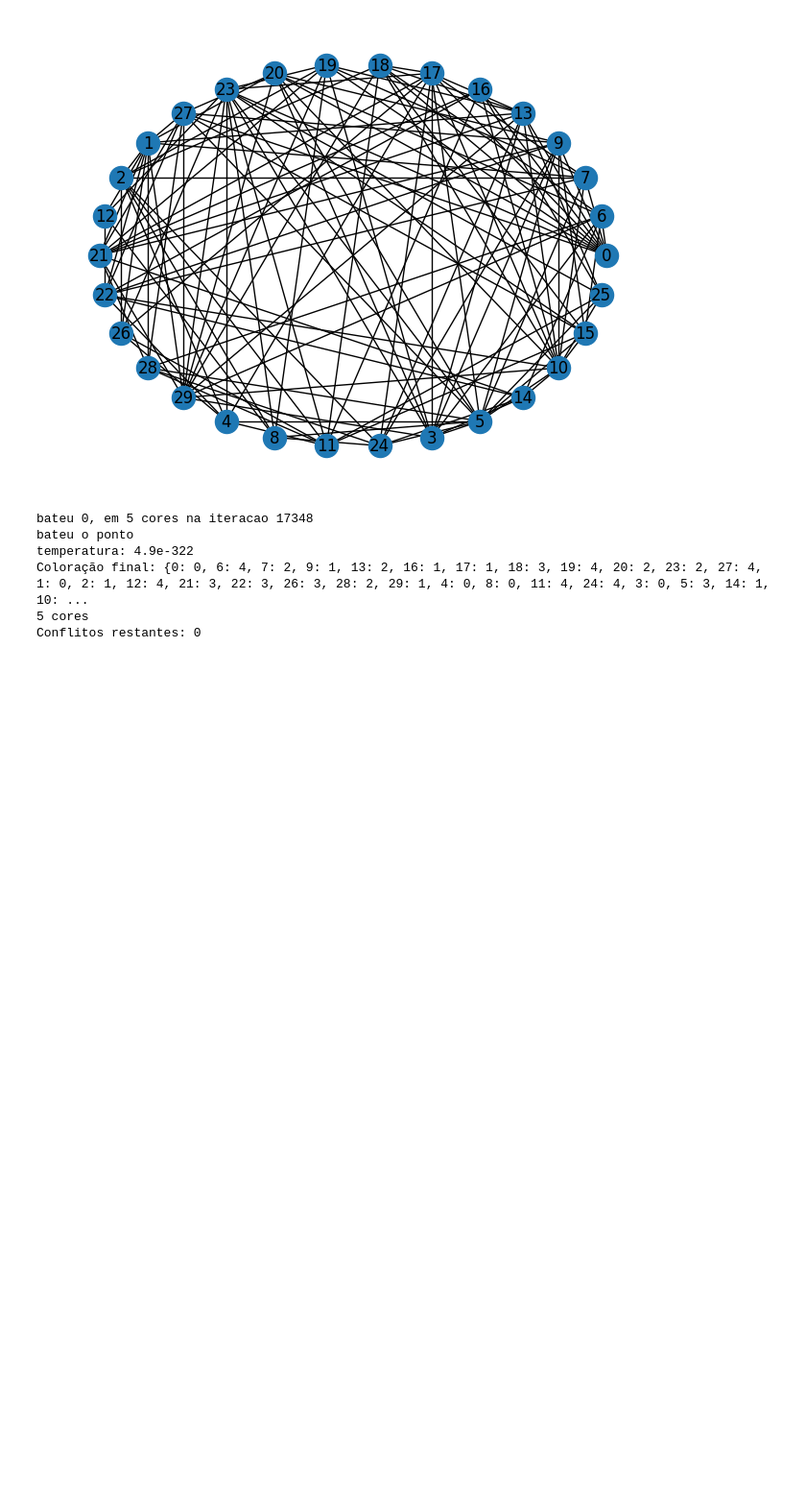
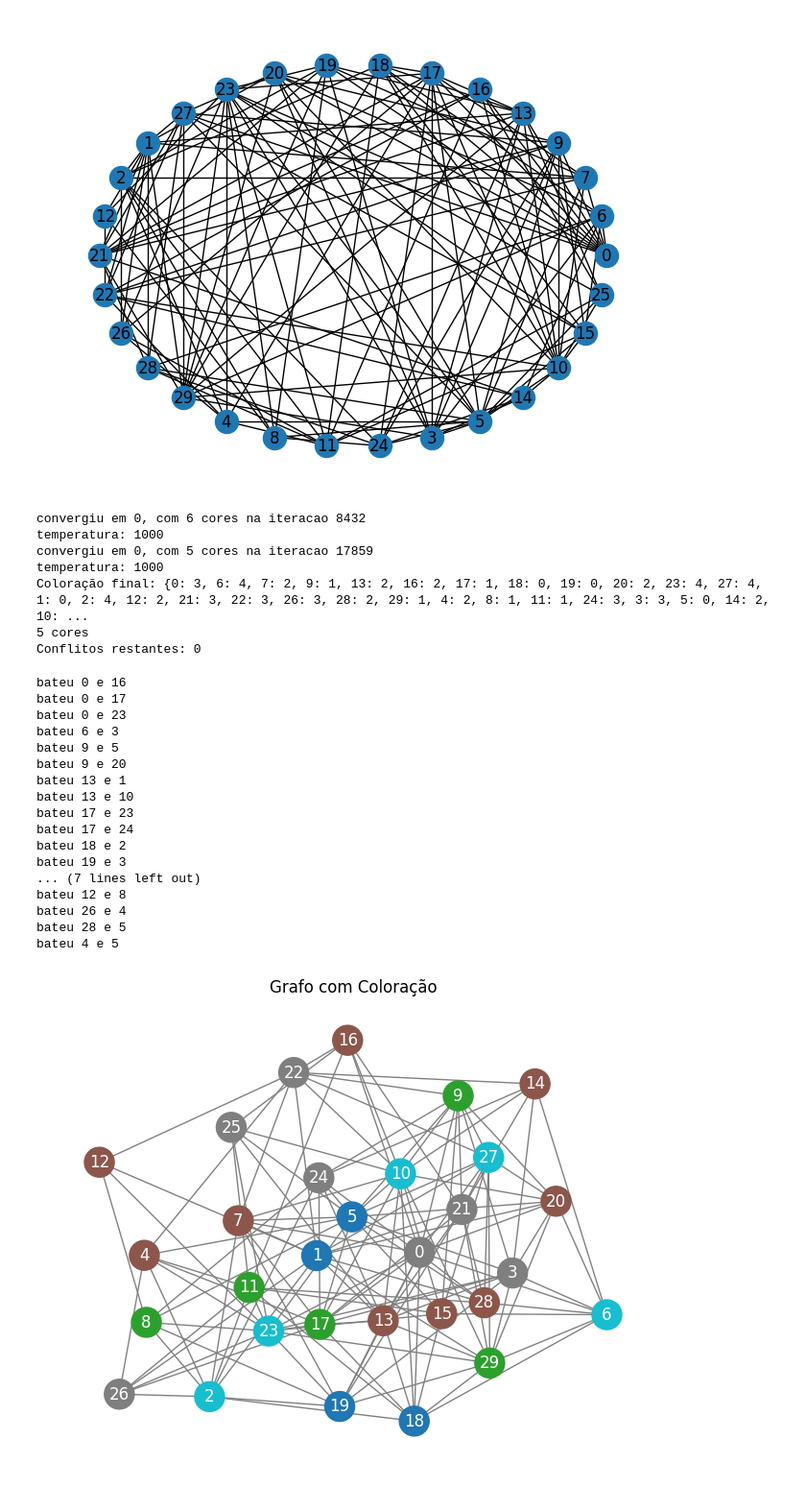
Before and after one commit to Jansen-Alves/Coloring_Graph, a Jupyter notebook: main/sAnnealing.ipynb, the cells around one changed output. Shown: that part at 96% size. Drawn from its saved outputs; the diff is of its cells as text; code cells hidden in the pictures; blank space fills up the shorter version.

```diff
--- a/main/sAnnealing.ipynb
+++ b/main/sAnnealing.ipynb
@@ -28,14 +28,14 @@ nx.draw_circular(G, with_labels=True)
 [figure]
 # %%
 
-def simulated_annealing_coloring(G, n_colors, max_iter=500000, i_temp=1000, cooling_rate=0.995):
-    # Inicializa coloração aleatória
-    coloring = {node: random.randint(0, n_colors-1) for node in G.nodes()}
-
-    def custo(coloring):
+def custo(coloring):
         # Conta o número de conflitos (nós adjacentes com mesma cor)
         conflitos = sum(1 for u, v in G.edges() if coloring[u] == coloring[v])
         return conflitos
+
+def simulated_annealing_coloring(G, n_colors, max_iter=500000, i_temp=1000, cooling_rate=0.999):
+    # Inicializa coloração aleatória
+    coloring = {node: random.randint(0, n_colors-1) for node in G.nodes()}
 
     current_custo = custo(coloring)
     best_coloring = coloring.copy()
@@ -43,7 +43,7 @@ def simulated_annealing_coloring(G, n_colors, max_iter=500000, i_temp=1000, cool
     best_custo_i = current_custo
     temp = i_temp
     f_colors = n_colors
-
+    flag = False
 
     for i in range(max_iter):
         node = random.choice(list(G.nodes()))
@@ -70,16 +70,20 @@ def simulated_annealing_coloring(G, n_colors, max_iter=500000, i_temp=1000, cool
 
         # Opcional: parar se custo for 0 e tentar com menos cores(sem conflitos)
         if best_custo == 0 and i > 1500:
-            best_coloring_i = coloring
-            coloring = {node: random.randint(0, n_colors-2) for node in G.nodes()}
+            best_coloring_i = coloring.copy()
             print("convergiu em 0, com", n_colors,"cores", "na iteracao", i)
             f_colors =  n_colors # qtd de cores de quando houve o encontro da resposta viavel
             n_colors -= 1
             best_custo_i = best_custo # numero de convergencia
+            for node in coloring:
+                if coloring[node] >= n_colors:
+                    coloring[node] = random.randint(0, n_colors - 1)
+
             best_custo = custo(coloring)
+            temp = i_temp
             current_custo = best_custo
             print("temperatura:", temp)
-
+            flag = True
 
         elif best_custo == 0:
             best_custo_i = best_custo
@@ -88,7 +92,9 @@ def simulated_annealing_coloring(G, n_colors, max_iter=500000, i_temp=1000, cool
             print(n_colors, i)
             break
 
-        if i == max_iter-1:
+        if i == max_iter-1 and flag == False:
+            best_coloring_i = best_coloring
+            best_custo_i = best_custo
             print("bateu o ponto")
             print("temperatura:", temp)
 
@@ -96,15 +102,59 @@ def simulated_annealing_coloring(G, n_colors, max_iter=500000, i_temp=1000, cool
     return best_coloring_i, best_custo_i, f_colors
 
 # Exemplo de uso
-coloring, custo_final, cores= simulated_annealing_coloring(G, n_colors=5)
+coloring, custo_final, cores= simulated_annealing_coloring(G, n_colors=6)
 
 print('Coloração final:', coloring)
 print(cores, 'cores')
 print('Conflitos restantes:', custo_final)
 # %% [output]
-bateu 0, em 5 cores na iteracao 17348
-bateu o ponto
-temperatura: 4.9e-322
-Coloração final: {0: 0, 6: 4, 7: 2, 9: 1, 13: 2, 16: 1, 17: 1, 18: 3, 19: 4, 20: 2, 23: 2, 27: 4, 1: 0, 2: 1, 12: 4, 21: 3, 22: 3, 26: 3, 28: 2, 29: 1, 4: 0, 8: 0, 11: 4, 24: 4, 3: 0, 5: 3, 14: 1, 10: ...
+convergiu em 0, com 6 cores na iteracao 8432
+temperatura: 1000
+convergiu em 0, com 5 cores na iteracao 17859
+temperatura: 1000
+Coloração final: {0: 3, 6: 4, 7: 2, 9: 1, 13: 2, 16: 2, 17: 1, 18: 0, 19: 0, 20: 2, 23: 4, 27: 4, 1: 0, 2: 4, 12: 2, 21: 3, 22: 3, 26: 3, 28: 2, 29: 1, 4: 2, 8: 1, 11: 1, 24: 3, 3: 3, 5: 0, 14: 2, 10: ...
 5 cores
 Conflitos restantes: 0
+# %%
+def desenhar_grafo_colorido(G, coloring):
+    # Cria uma lista de cores para os nós com base na coloração fornecida
+    node_colors = [coloring[node] for node in G.nodes()]
+    for u, v in G.edges():
+        if node_colors[u] == node_colors[v]:
+            print("bateu", u ,"e", v)
+
+    # Desenhar o grafo
+    pos = nx.spring_layout(G, seed=42)  # layout bonito e fixo
+    nx.draw(
+        G,
+        pos,
+        with_labels=True,
+        node_color=node_colors,
+        cmap=plt.cm.tab10,  # até 10 cores distintas
+        node_size=500,
+        edge_color='gray',
+        font_color='white'
+    )
+    plt.title("Grafo com Coloração")
+    plt.show()
+
+desenhar_grafo_colorido(G, coloring)
+# %% [output]
+bateu 0 e 16
+bateu 0 e 17
+bateu 0 e 23
+bateu 6 e 3
+bateu 9 e 5
+bateu 9 e 20
+bateu 13 e 1
+bateu 13 e 10
+bateu 17 e 23
+bateu 17 e 24
+bateu 18 e 2
+bateu 19 e 3
+... (7 lines left out)
+bateu 12 e 8
+bateu 26 e 4
+bateu 28 e 5
+bateu 4 e 5
+[figure, added]
```
Also changed, not shown: parts of 1 cell of this notebook.
